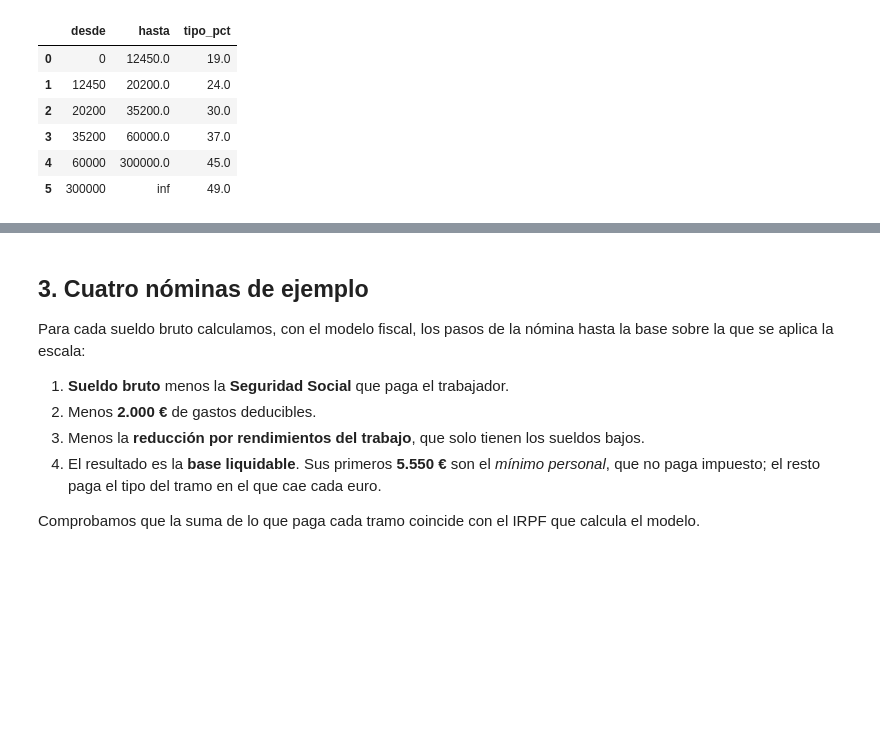
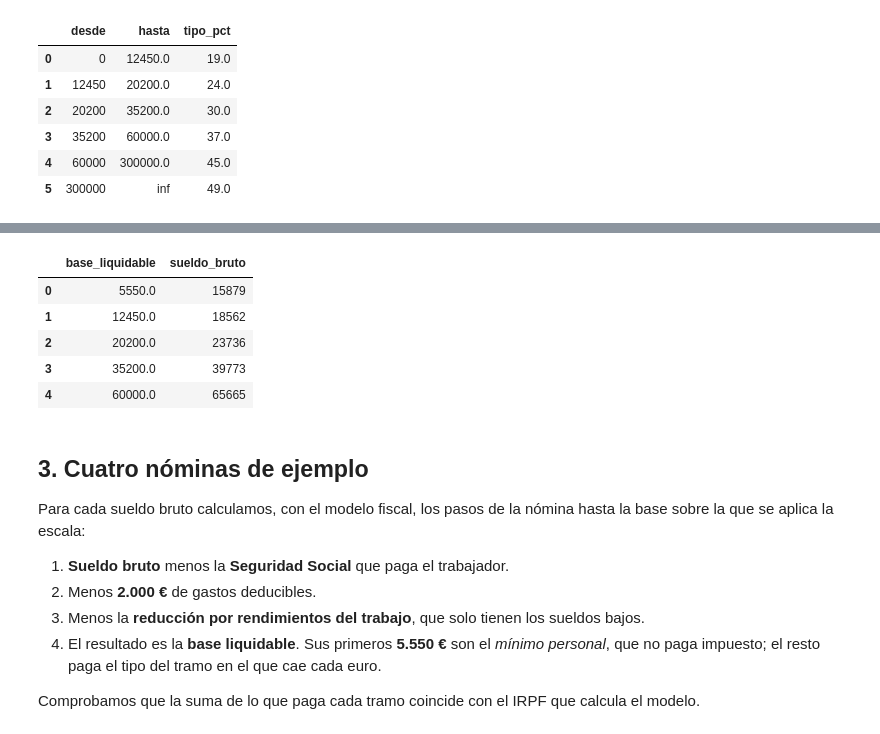
Before and after one commit to sortaria24-max/08MBID_TrabajoPractico, a Jupyter notebook: notebooks/TP_08MBID_figura4.ipynb, the cells around one changed output, grey strips where cells are left out. Saved outputs shown, nothing was run; the diff lists cells and outputs as text; code cells hidden in the pictures; blank space fills up the shorter version.

```diff
--- a/notebooks/TP_08MBID_figura4.ipynb
+++ b/notebooks/TP_08MBID_figura4.ipynb
@@ -57,3 +61,25 @@ escala
+# %%
+def bruto_para_base(base, año=AÑO):
+    # Búsqueda por bisección: la base liquidable crece con el sueldo bruto
+    lo, hi = 1000, 300000
+    for _ in range(60):
+        m = (lo + hi) / 2
+        if mf.rendimiento_neto(m, año)[0] < base:
+            lo = m
+        else:
+            hi = m
+    return round(hi)
+
+LIMITES = [mf.MINIMO_CONTRIBUYENTE] + [u for u in umbrales[1:] if u <= 60000]
+saltos = pd.DataFrame({"base_liquidable": LIMITES, "sueldo_bruto": [bruto_para_base(b) for b in LIMITES]})
+saltos
+# %% [output]
+|  | base_liquidable | sueldo_bruto |
+| 0 | 5550.0 | 15879 |
+| 1 | 12450.0 | 18562 |
+| 2 | 20200.0 | 23736 |
+| 3 | 35200.0 | 39773 |
+| 4 | 60000.0 | 65665 |
 # %% [markdown]
 ## 3. Cuatro nóminas de ejemplo
 
```
Also changed, not shown: parts of 3 cells of this notebook, 1 other file.
